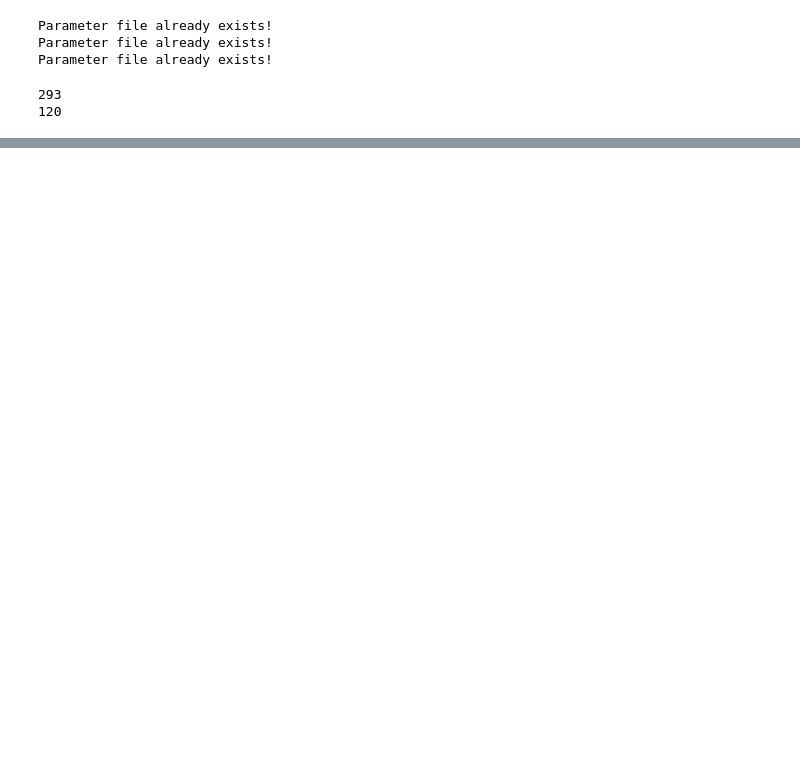
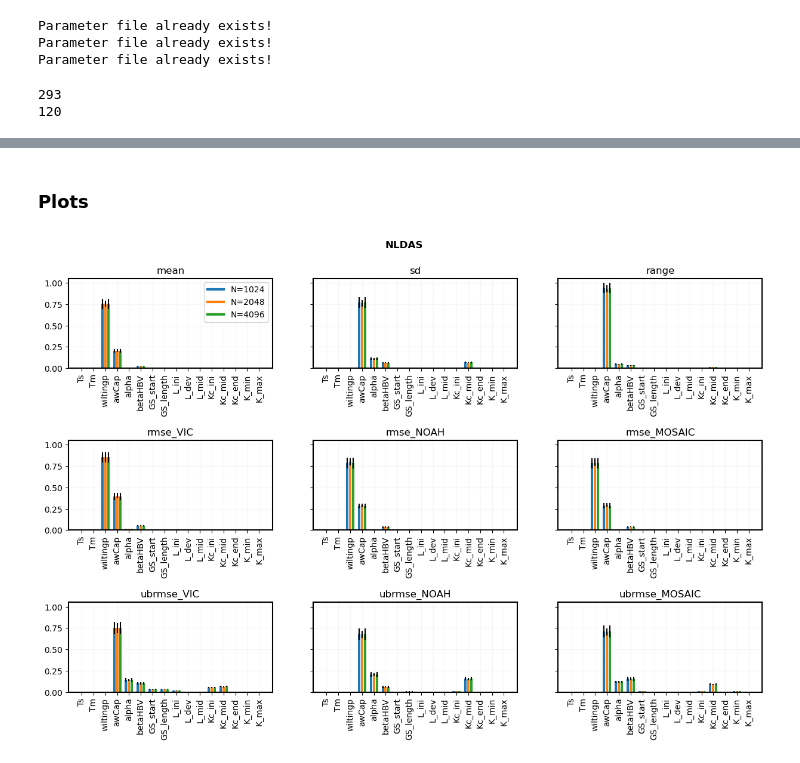
Before and after one commit to david0811/lafferty-etal-2024-tbd, a Jupyter notebook: code/01_WBM_SA.ipynb, the cells around one changed output, grey strips where cells are left out. Drawn from its saved outputs; the diff is of its cells as text; code cells hidden in the pictures; blank space fills up the shorter version.

```diff
--- a/code/01_WBM_SA.ipynb
+++ b/code/01_WBM_SA.ipynb
@@ -1,15 +1,22 @@
 # %%
 import os
+import json
 import numpy as np
 import pandas as pd
+
 import matplotlib.pyplot as plt
+from matplotlib.lines import Line2D
+
 import jax
 import jax.numpy as jnp
-import json
 
 from SALib import ProblemSpec
 
 from water_balance_jax import wbm_jax
+
+plt.rcParams["pdf.fonttype"] = 42
+plt.rcParams["axes.linewidth"] = 1.50
+plt.rcParams["font.size"] = 10
 # %%
 #####################
 #### Directories ####
@@ -386,0 +396,2 @@ champaign_IL_maize_1024_NLDAS_CCtas10prcp0.9
+# %% [markdown]
+### Plots
@@ -386,0 +449,7 @@ champaign_IL_maize_1024_NLDAS_CCtas10prcp0.9
+# %%
+obs = "NLDAS"
+experiment = "champaign_IL_maize"
+
+make_hist_plot(obs, experiment)
+# %% [output]
+[figure, added]
```
Also changed, not shown: parts of 13 cells of this notebook, 1 other file.
